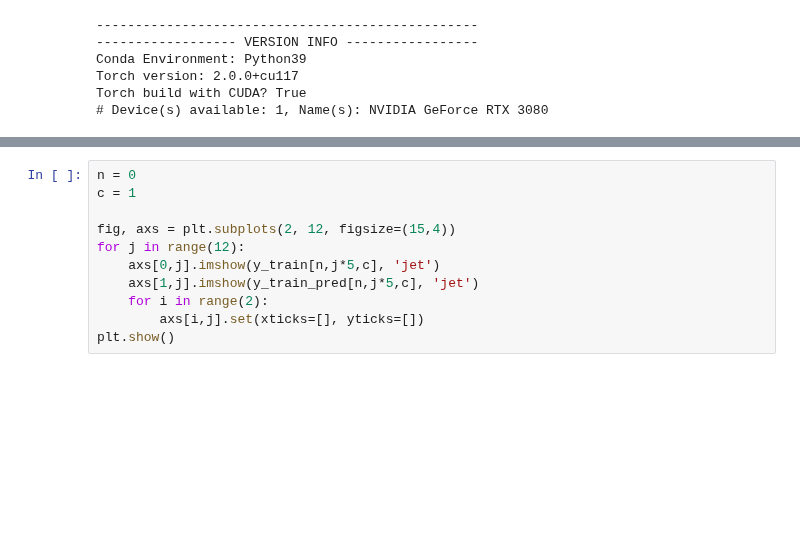
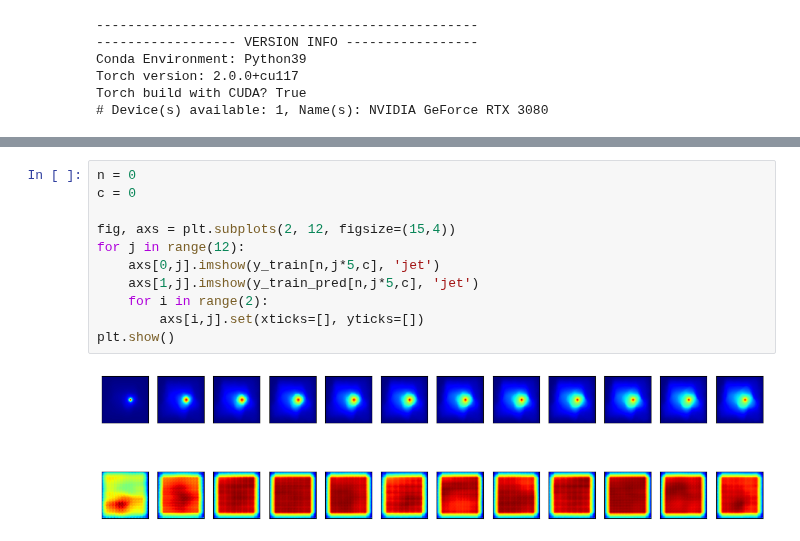
Before and after one commit to misaelmmorales/Stochastic-pix2vid, a Jupyter notebook: CNN_RNN_CO2_torch.ipynb, the cells around one changed output, grey strips where cells are left out. Drawn from its saved outputs; the diff is of its cells as text; blank space fills up the shorter version.

```diff
--- a/CNN_RNN_CO2_torch.ipynb
+++ b/CNN_RNN_CO2_torch.ipynb
@@ -32,11 +46,13 @@ print(y_train.shape)
 # %%
 n = 0
-c = 1
+c = 0
 
 fig, axs = plt.subplots(2, 12, figsize=(15,4))
 for j in range(12):
     axs[0,j].imshow(y_train[n,j*5,c], 'jet')
     axs[1,j].imshow(y_train_pred[n,j*5,c], 'jet')
     for i in range(2):
         axs[i,j].set(xticks=[], yticks=[])
 plt.show()
+# %% [output]
+[figure, added]
```
Also changed, not shown: parts of 2 cells of this notebook, 2 other files.
